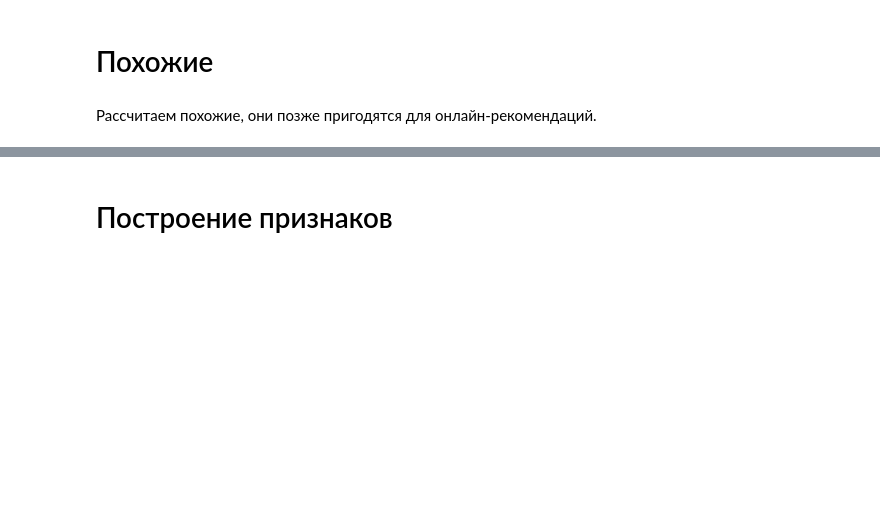
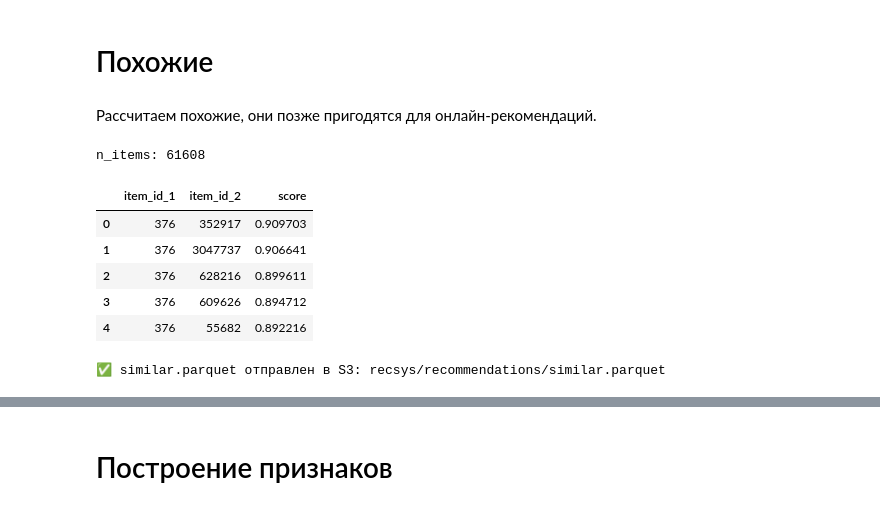
Before and after one commit to alina-tad/mle-project-sprint-4-v001, a Jupyter notebook: recommendations.ipynb, the cells around one changed output, grey strips where cells are left out. Drawn from its saved outputs; the diff is of its cells as text; code cells hidden in the pictures; blank space fills up the shorter version.

```diff
--- a/recommendations.ipynb
+++ b/recommendations.ipynb
@@ -553,3 +801,68 @@ import gc; gc.collect()
 # Похожие
 # %% [markdown]
 Рассчитаем похожие, они позже пригодятся для онлайн-рекомендаций.
+# %%
+import numpy as np
+import pandas as pd
+
+# количество закодированных айтемов
+n_items = len(item_encoder.classes_)
+print("n_items:", n_items)
+
+# сколько похожих треков хранить на каждый
+MAX_SIMILAR = 50  # можно 20–100, дальше уже избыточно для проекта
+
+item_ids_enc = np.arange(n_items, dtype=np.int32)
+
+sim_ids_enc, sim_scores = als_model.similar_items(
+    item_ids_enc,
+    N=MAX_SIMILAR + 1
+)
+
+# отбрасываем первый столбец (item сам с собой)
+sim_ids_enc = sim_ids_enc[:, 1:]      # shape = (n_items, MAX_SIMILAR)
+sim_scores  = sim_scores[:, 1:]       # shape = (n_items, MAX_SIMILAR)
+
+# разворачиваем в длинный формат
+similar_df = pd.DataFrame({
+    "item_id_enc": np.repeat(item_ids_enc, MAX_SIMILAR),
+    "sim_item_id_enc": sim_ids_enc.reshape(-1),
+    "score": sim_scores.reshape(-1),
+})
+
+similar_df["item_id_enc"] = similar_df["item_id_enc"].astype(int)
+similar_df["sim_item_id_enc"] = similar_df["sim_item_id_enc"].astype(int)
+similar_df["score"] = similar_df["score"].astype(float)
+
+# маппим обратно к исходным идентификаторам
+similar_df["item_id_1"] = item_encoder.inverse_transform(similar_df["item_id_enc"])
+similar_df["item_id_2"] = item_encoder.inverse_transform(similar_df["sim_item_id_enc"])
+
+similar_df = similar_df[["item_id_1", "item_id_2", "score"]]
+
+similar_df.head()
+# %% [output]
+n_items: 61608
+|  | item_id_1 | item_id_2 | score |
+| 0 | 376 | 352917 | 0.909703 |
+| 1 | 376 | 3047737 | 0.906641 |
+| 2 | 376 | 628216 | 0.899611 |
+| 3 | 376 | 609626 | 0.894712 |
+| 4 | 376 | 55682 | 0.892216 |
+# %%
+SIMILAR_KEY = "recsys/recommendations/similar.parquet"
+
+buf = io.BytesIO()
+similar_df.to_parquet(buf, index=False)
+buf.seek(0)
+
+s3.put_object(
+    Bucket=S3_BUCKET_NAME,
+    Key=SIMILAR_KEY,
+    Body=buf.getvalue()
+)
+
+buf.close()
+print("✅ similar.parquet отправлен в S3:", SIMILAR_KEY)
+# %% [output]
+✅ similar.parquet отправлен в S3: recsys/recommendations/similar.parquet
```
Also changed, not shown: parts of 12 cells of this notebook.
